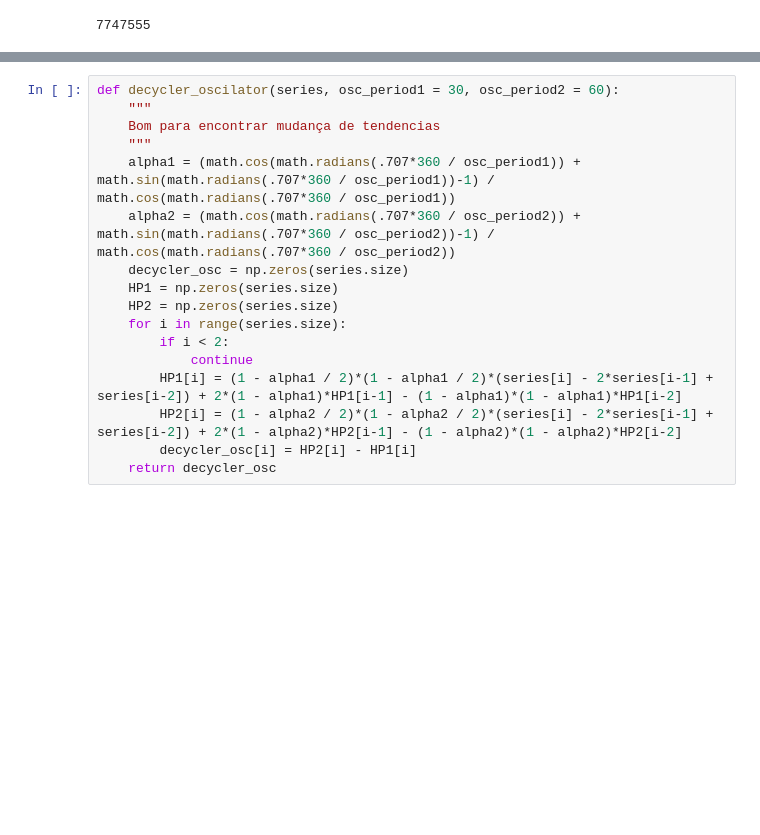
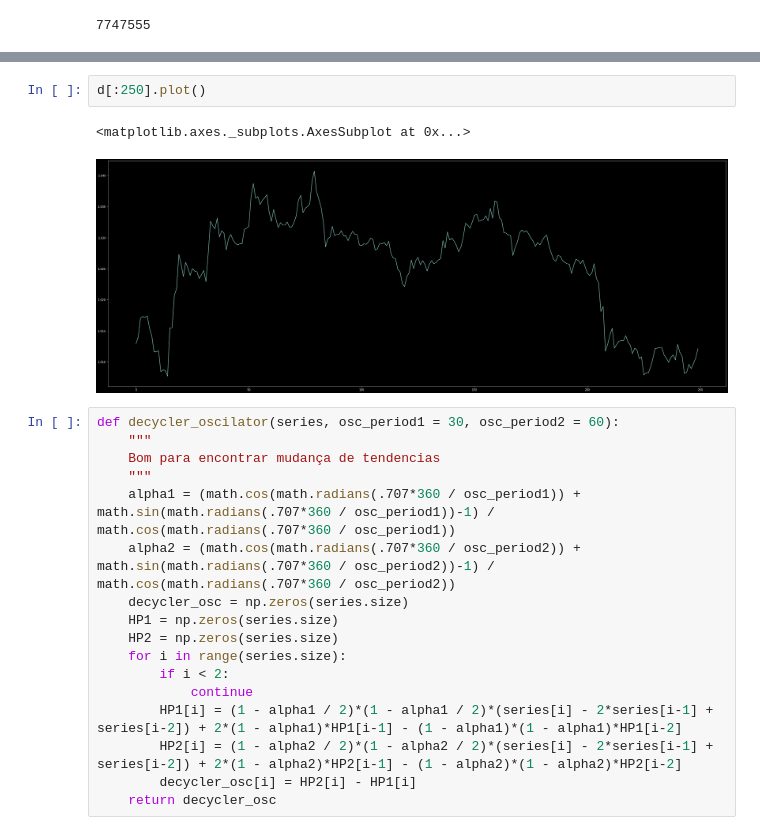
Before and after one commit to SrJMaia/backup-first-studies, a Jupyter notebook: EA/analysis.ipynb, the cells around one changed output, grey strips where cells are left out. Drawn from its saved outputs; the diff is of its cells as text; blank space fills up the shorter version.

```diff
--- a/EA/analysis.ipynb
+++ b/EA/analysis.ipynb
@@ -271,3 +333,8 @@ data[0].size
+# %%
+d[:250].plot()
+# %% [output]
+<matplotlib.axes._subplots.AxesSubplot at 0x...>
+[figure, added]
 # %%
 def decycler_oscilator(series, osc_period1 = 30, osc_period2 = 60):
     """
```
Also changed, not shown: parts of 27 cells of this notebook, 4 other files.
